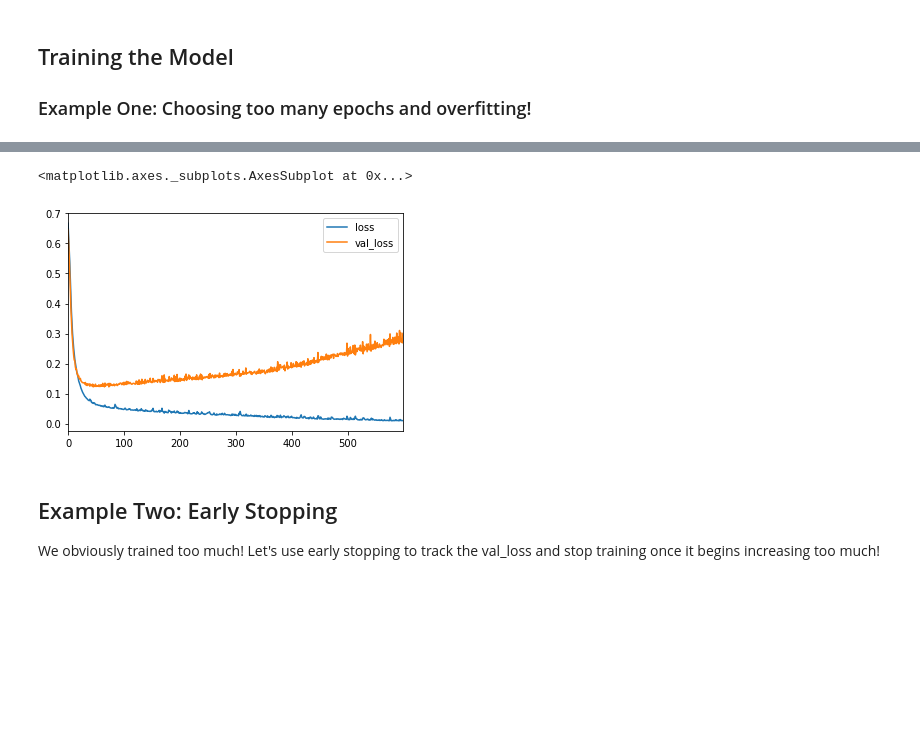
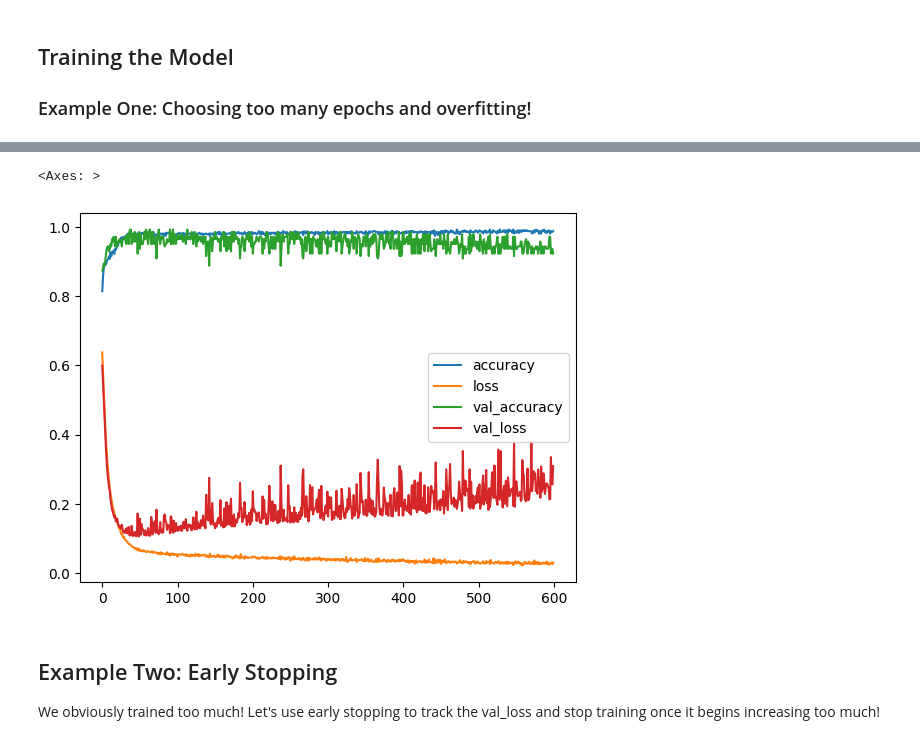
Before and after one commit to AI-jan-apr/keras-classification-task-fawziah-99, a Jupyter notebook: Keras-Classification.ipynb, the cells around one changed output, grey strips where cells are left out. Cells and saved outputs as stored; diff of their text form; code cells hidden in the pictures; blank space fills up the shorter version.

Commit message:
finished model training and evaluation

```diff
--- a/Keras-Classification.ipynb
+++ b/Keras-Classification.ipynb
@@ -175,0 +176,4 @@ from sklearn.preprocessing
+# %%
+scaler = MinMaxScaler()
+X_train = scaler.fit_transform(X_train)
+X_test = scaler.transform(X_test)
@@ -177,6 +183,19 @@ from sklearn.preprocessing
 import tensorflow as tf
 from tensorflow.keras.models import Sequential
 from tensorflow.keras.layers import Dense, Activation
+# %%
+model = Sequential()
+
+model.add(Dense(units=30, activation='relu'))
+model.add(Dense(units=15, activation='relu'))
+
+model.add(Dense(units=1, activation='sigmoid'))
+# %%
+model.compile(
+    optimizer='rmsprop',
+    loss='binary_crossentropy',
+    metrics=['accuracy']
+)
 # %% [markdown]
 ## Training the Model
 
@@ -203,0 +203,7 @@ Epoch 600/600
+# %%
+model_1_history = model.fit(
+    x=X_train,
+    y=y_train,
+    epochs=600,
+    validation_data=(X_test, y_test)
+)
@@ -204,2 +228,7 @@ Epoch 600/600
 # %%
 # model.history.history
+model_loss = pd.DataFrame(model_1_history.history)
+model_loss.plot()
+# %% [output]
+<Axes: >
+[figure, added]
@@ -208,8 +235,3 @@ Epoch 600/600
-# %%
-model_loss.plot()
-# %% [output]
-<matplotlib.axes._subplots.AxesSubplot at 0x...>
-[figure, removed]
 # %% [markdown]
 ## Example Two: Early Stopping
 
```
Also changed, not shown: parts of 24 cells of this notebook, 2 other files.
